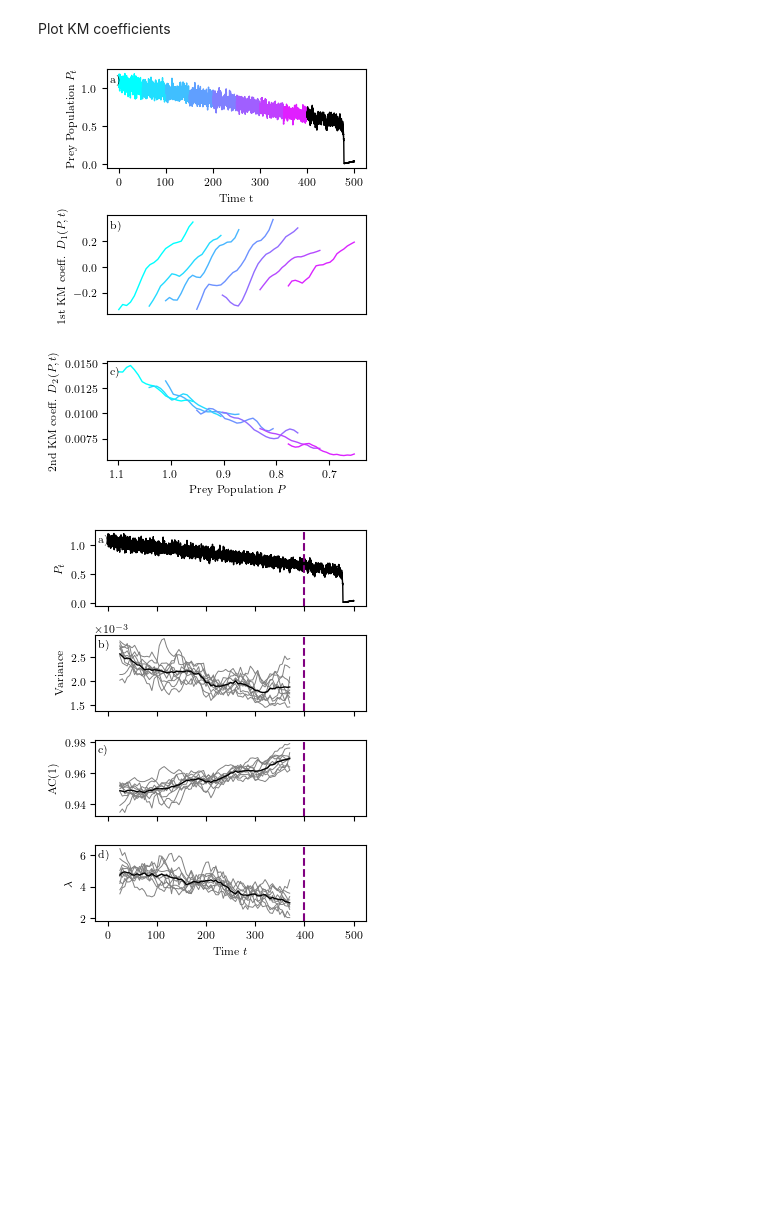
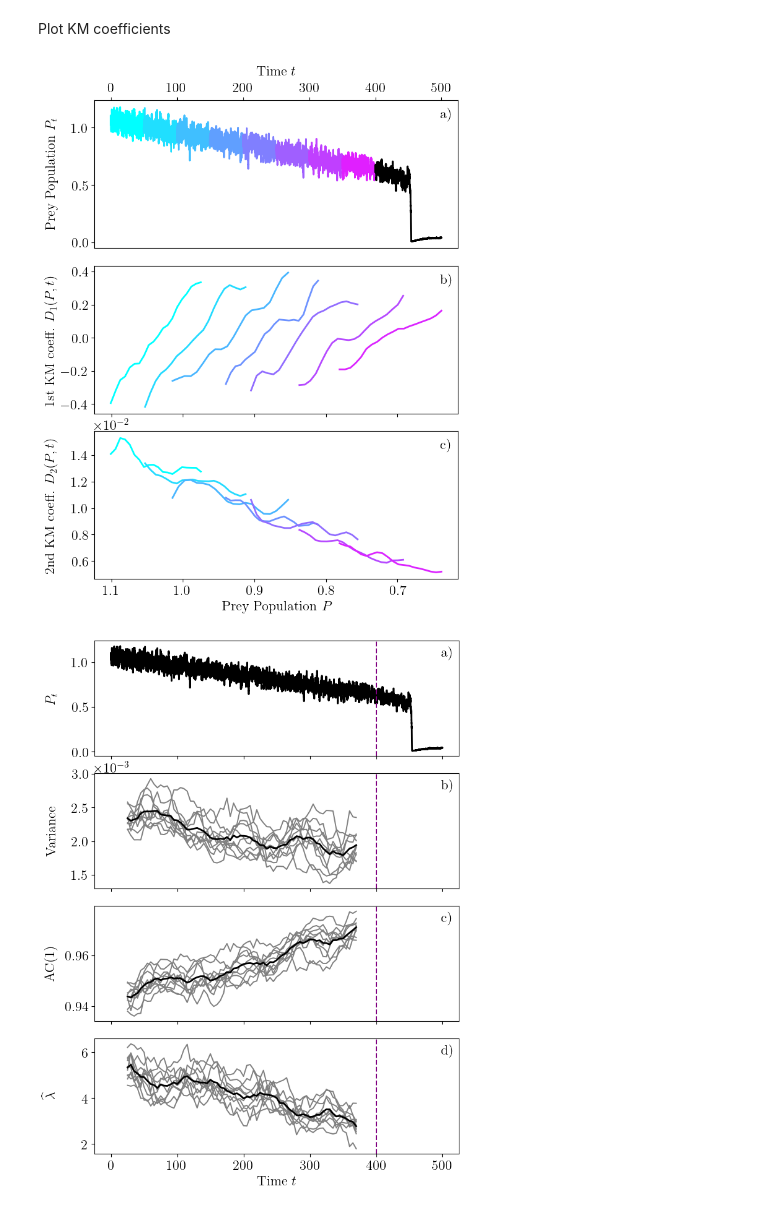
Before and after one commit to andreasmorr/KramersMoyalEWS, a Jupyter notebook: KM_EWS_plots.ipynb, the cells around one changed output. Saved outputs shown, nothing was run; the diff lists cells and outputs as text; code cells hidden in the pictures; blank space fills up the shorter version.

```diff
--- a/KM_EWS_plots.ipynb
+++ b/KM_EWS_plots.ipynb
@@ -280,7 +290,7 @@ Plot the bifurcation diagram of the system
 lowerst = [optimize.root(f,x0=[0.05,1],args=(k)).x[0] for k in range(T)]
 midunst = [optimize.root(f,x0=[0.4,2],args=(k)).x[0] for k in range(T)]
 midst = [optimize.root(f,x0=[1,2],args=(k)).x[0] for k in range(T)]
-fig, pplt = plt.subplots(nrows=1, ncols=1,figsize=(3.42, 2.8))
+fig, pplt = plt.subplots(nrows=1, ncols=1,figsize=(3.42*2, 2.8*2))
 tplt = pplt.twiny()
 pplt.plot(plt_tspan,samplepaths[0][1], color = "grey", linewidth = samplelinewidth)
 pplt.plot(plt_tspan,samplepaths[0][0], color = "black", linewidth = samplelinewidth)
@@ -292,11 +302,12 @@ pplt.plot(midunst, color = "red", linewidth = theolinewidth, linestyle = "dashed
 pplt.plot(midst, color = "red", linewidth = theolinewidth)
 pplt.set_ylabel("Population size [a.u.]")
 pplt.set_xlabel("Time $t$")
-pplt.legend(["Predator $Z_t$", "Prey $P_t$", "Equilibria of $P$"],loc=(0.3,0.6))
+pplt.legend(["Predator $Z_t$", "Prey $P_t$", "Equilibria of $P$"], loc=(0.3,0.6))
 tplt.set_xlim(pplt.get_xlim())
 #tplt.set_xticks(pplt.get_xticks())
 tplt.set_xticklabels([round(turb(t),2) for t in pplt.get_xticks()])
-tplt.set_xlabel(r"Turbulence turb")
-#plt.savefig("Plots/PPBifDiag" + time.strftime("%Y%m%d-%H%M%S"), dpi = 300, bbox_inches='tight')
-plt.show()
+tplt.set_xlabel(r"Turbulence turb", labelpad=8)
+pplt.yaxis.set_label_coords(-0.1,.5)
+fig.subplots_adjust(left=.13, bottom=.11, right=.99, top=.89)
+# fig.savefig("Plots/PPBifDiag" + time.strftime("%Y%m%d-%H%M%S") + '.pdf', transparent=True)
 # %% [output]
@@ -354,39 +365,48 @@ meansamplelambda = np.mean(samplelambdas, axis = 0)
 # %% [markdown]
 Plot KM coefficients
 # %%
-fig, [xplt, km1plt, km2plt] = plt.subplots(nrows=3, ncols=1,figsize=(3.42, 4.5), gridspec_kw={'height_ratios': [1, 1, 1]},tight_layout=True)
+fig, [xplt, km1plt, km2plt] = plt.subplots(nrows=3, ncols=1,figsize=(3.42*2, 4.5*2), gridspec_kw={'height_ratios': [1, 1, 1]})
 
 props = dict(edgecolor="none", facecolor='white', alpha=0)
 for k in range(colorsteps):
     xplt.plot(plt_tspan[k*round(T_measure*OneOverDelta_t/colorsteps):(k+1)*round(T_measure*OneOverDelta_t/colorsteps)],samplepaths[0][0][k*round(T_measure*OneOverDelta_t/colorsteps):(k+1)*round(T_measure*OneOverDelta_t/colorsteps)], color = kmcolorrange(k/colorsteps), linewidth = samplelinewidth)
 xplt.plot(plt_tspan[T_measure*OneOverDelta_t:],samplepaths[0][0][T_measure*OneOverDelta_t:], color = samplecolor, linewidth = samplelinewidth)
+xplt.xaxis.tick_top()
+xplt.xaxis.set_label_position("top")
+xplt.set_xlabel("Time $t$", labelpad=8)
 xplt.set_ylabel("Prey Population $P_t$")
-xplt.set_xlabel("Time t")
-xplt.text(0.01, 0.95, "a)", transform=xplt.transAxes, verticalalignment='top', bbox=props)
+xplt.text(0.95, 0.95, "a)", transform=xplt.transAxes, verticalalignment='top', bbox=props)
 for j in range(0,number_of_windows,kmleapfactor):
     km1plt.plot(sampleedges[0][j], samplekm1[0][j], color = kmcolorrange(j/number_of_windows), linewidth = theolinewidth)
 km1plt.set_ylabel("1st KM coeff. $D_1(P,t)$")
-km1plt.text(0.01, 0.95, "b)", transform=km1plt.transAxes, verticalalignment='top', bbox=props)
-km1plt.set_xticks([])
+km1plt.text(0.95, 0.95, "b)", transform=km1plt.transAxes, verticalalignment='top', bbox=props)
+km1plt.set_xticklabels([])
 km1plt.set_xlim(km1plt.get_xlim()[1],km1plt.get_xlim()[0])
 for j in range(0,number_of_windows,kmleapfactor):
-    km2plt.plot(sampleedges[0][j], samplekm2[0][j], color = kmcolorrange(j/number_of_windows), linewidth = theolinewidth)
+    km2plt.plot(sampleedges[0][j], samplekm2[0][j] * 100, color = kmcolorrange(j/number_of_windows), linewidth = theolinewidth)
 km2plt.set_ylabel("2nd KM coeff. $D_2(P,t)$")
-km2plt.text(0.01, 0.95, "c)", transform=km2plt.transAxes, verticalalignment='top', bbox=props)
+km2plt.text(0.95, 0.95, "c)", transform=km2plt.transAxes, verticalalignment='top', bbox=props)
 km2plt.set_xlim(km2plt.get_xlim()[1],km2plt.get_xlim()[0])
 #km2plt.set_xticks(km2plt.get_xticks(),np.round(-km2plt.get_xticks(),2))
 km2plt.set_xlabel("Prey Population $P$")
-#plt.savefig("Plots/PPKM" + time.strftime("%Y%m%d-%H%M%S"), dpi = 300, bbox_inches='tight')
-plt.show()
+
+km2plt.set_yticks([.6,.8,1.0,1.2,1.4])
+#km2plt.set_xticks(km2plt.get_xticks(),np.round(-km2plt.get_xticks(),2))
+km2plt.text(0.0,1.02, r'$\times 10^{-2}$', transform=km2plt.transAxes)
+
+[plots.yaxis.set_label_coords(-0.1,.5) for plots in [xplt, km1plt, km2plt]]
+
+fig.subplots_adjust(left=.13, bottom=.07, right=.99, top=.93, hspace=.12, wspace=.2)
+# fig.savefig("Plots/PPKM" + time.strftime("%Y%m%d-%H%M%S") + '.pdf', transparent=True)
 # %% [output]
-[figure, old version]
+[figure, new version]
 # %%
-fig, [xplt, varplt, ac1plt, linkm1plt] = plt.subplots(nrows=4, ncols=1,figsize=(3.42, 4.5),gridspec_kw={'height_ratios': [1, 1, 1, 1]}, sharex=True,tight_layout=True)
+fig, [xplt, varplt, ac1plt, linkm1plt] = plt.subplots(nrows=4, ncols=1,figsize=(3.42*2, 4.5*2),gridspec_kw={'height_ratios': [1, 1, 1, 1]}, sharex=True)
 props = dict(edgecolor="none", facecolor='white', alpha=0)
 xplt.plot(plt_tspan, samplepaths[0][0], color = samplecolor, linewidth = samplelinewidth)
 xplt.axvline(T_measure, linestyle = "dashed", color = "purple")
 xplt.set_ylabel("$P_t$")
-xplt.text(0.01, 0.95, "a)", transform=xplt.transAxes, verticalalignment='top', bbox=props)
+xplt.text(0.95, 0.95, "a)", transform=xplt.transAxes, verticalalignment='top', bbox=props)
 for i in range(samplesize):
     varplt.plot(range(round(windowsize/OneOverDelta_t / 2), T_measure - round(windowsize/OneOverDelta_t / 2), round(leap/OneOverDelta_t)), samplevars[i], color = errorcolor, linewidth = errorlinewidth)
 varplt.plot(range(round(windowsize/OneOverDelta_t / 2), T_measure - round(windowsize/OneOverDelta_t / 2), round(leap/OneOverDelta_t)), meansamplevar, color = samplecolor, linewidth = theolinewidth)
@@ -394,22 +414,26 @@ varplt.axvline(T_measure, linestyle = "dashed", color = "purple")
 varplt.set_ylabel("Variance")
 varplt.ticklabel_format(axis="y",style="sci",scilimits=(-1,1))
 #varplt.set_ylim([0.7 * min(meansamplevar), 1.2 * max(meansamplevar)])
-varplt.text(0.01, 0.95, "b)", transform=varplt.transAxes, verticalalignment='top', bbox=props)
+varplt.text(0.95, 0.95, "b)", transform=varplt.transAxes, verticalalignment='top', bbox=props)
 for i in range(samplesize):
     ac1plt.plot(range(round(windowsize/OneOverDelta_t / 2), T_measure - round(windowsize/OneOverDelta_t / 2), round(leap/OneOverDelta_t)), sampleac1s[i], color = errorcolor, linewidth = errorlinewidth)
 ac1plt.plot(range(round(windowsize/OneOverDelta_t / 2), T_measure - round(windowsize/OneOverDelta_t / 2), round(leap/OneOverDelta_t)), meansampleac1, color = samplecolor, linewidth = theolinewidth)
 ac1plt.axvline(T_measure, linestyle = "dashed", color = "purple")
 ac1plt.set_ylabel("AC(1)")
 #ac1plt.set_ylim([0.99 * min(meansampleac1), 1.01 * max(meansampleac1)])
-ac1plt.text(0.01, 0.95, "c)", transform=ac1plt.transAxes, verticalalignment='top', bbox=props)
+ac1plt.text(0.95, 0.95, "c)", transform=ac1plt.transAxes, verticalalignment='top', bbox=props)
 for i in range(samplesize):
     linkm1plt.plot(range(round(windowsize/OneOverDelta_t / 2), T_measure - round(windowsize/OneOverDelta_t / 2), round(leap/OneOverDelta_t)), samplelambdas[i], color = errorcolor, linewidth = errorlinewidth)
 linkm1plt.plot(range(round(windowsize/OneOverDelta_t / 2), T_measure - round(windowsize/OneOverDelta_t / 2), round(leap/OneOverDelta_t)), meansamplelambda, color = samplecolor, linewidth = theolinewidth)
 linkm1plt.axvline(T_measure, linestyle = "dashed", color = "purple")
-linkm1plt.set_ylabel("$\lambda$")
-linkm1plt.text(0.01, 0.95, "d)", transform=linkm1plt.transAxes, verticalalignment='top', bbox=props)
+linkm1plt.set_ylabel("$\widehat{\lambda}$")
+linkm1plt.text(0.95, 0.95, "d)", transform=linkm1plt.transAxes, verticalalignment='top', bbox=props)
 linkm1plt.set_xlabel("Time $t$")
-#plt.savefig("Plots/PPVarAC1linLam" + time.strftime("%Y%m%d-%H%M%S"), dpi = 300, bbox_inches='tight')
-plt.show()
+
+[plots.yaxis.set_label_coords(-0.1,.5) for plots in [xplt, varplt, ac1plt, linkm1plt]]
+
+fig.subplots_adjust(left=.13, bottom=.07, right=.99, top=.99, hspace=.15, wspace=.2)
+
+# fig.savefig("Plots/PPVarAC1linLam" + time.strftime("%Y%m%d-%H%M%S") + '.pdf', transparent=True)
 # %% [output]
-[figure, old version]
+[figure, new version]
```
Also changed, not shown: parts of 5 cells of this notebook.
